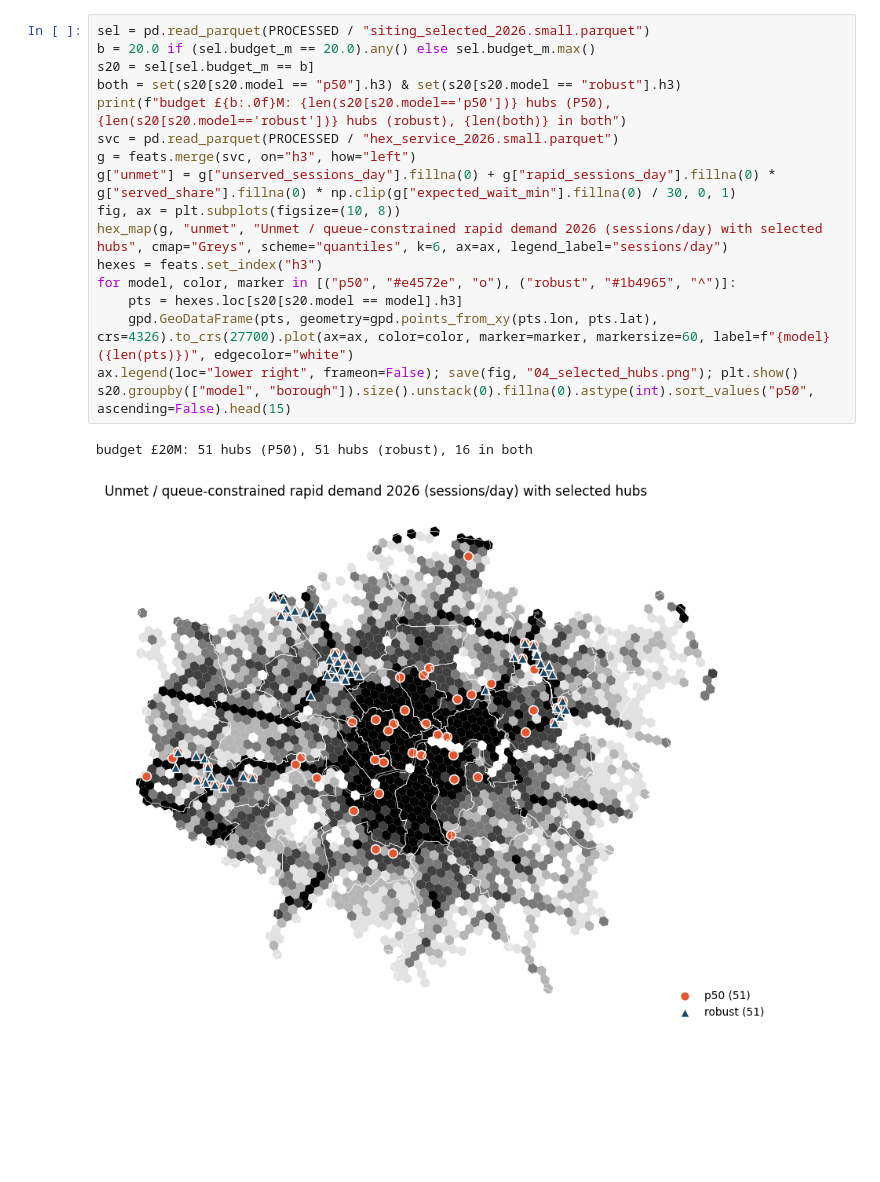
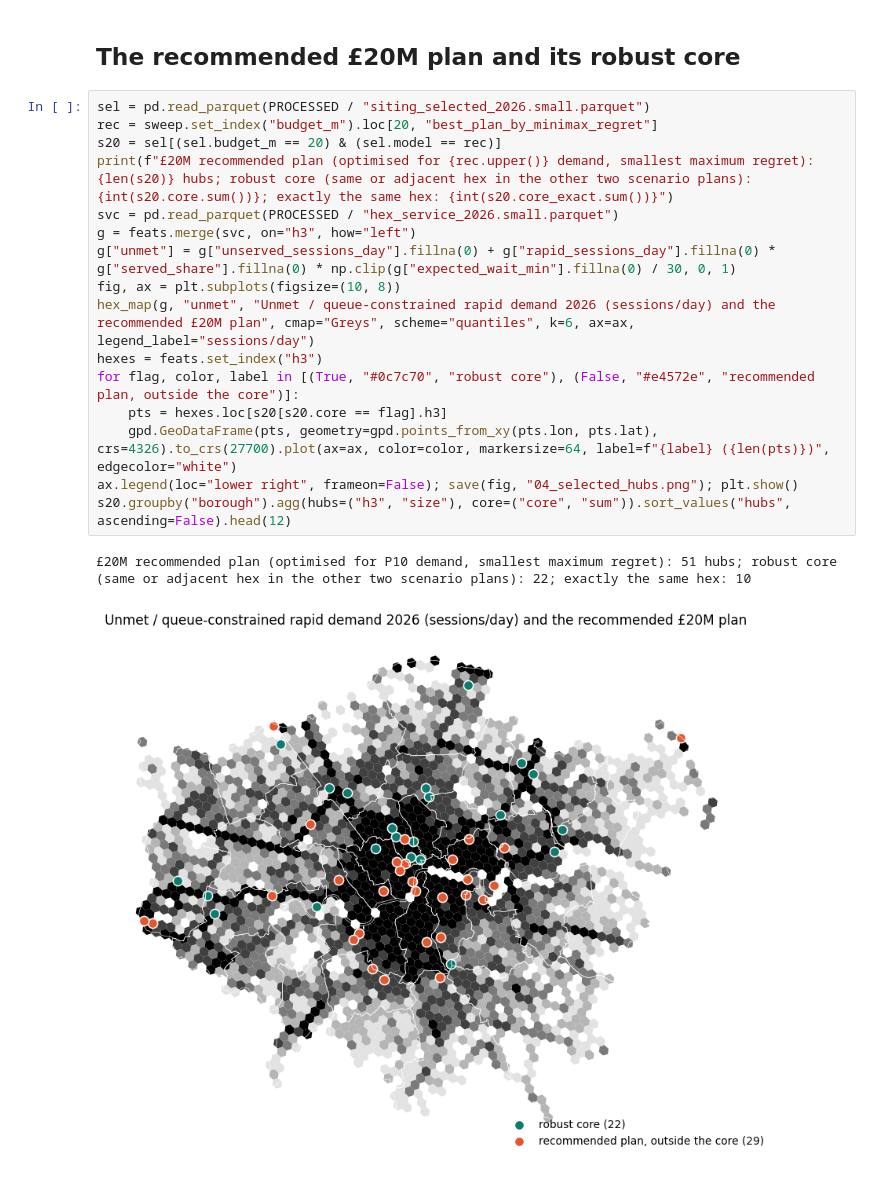
Before and after one commit to m-erts/chargescape-london, a Jupyter notebook: notebooks/04_siting.ipynb, the cells around one changed output. Saved outputs shown, nothing was run; the diff lists cells and outputs as text; blank space fills up the shorter version.

```diff
--- a/notebooks/04_siting.ipynb
+++ b/notebooks/04_siting.ipynb
@@ -43,20 +75,21 @@ save(fig, "04_budget_curve.png"); plt.show()
+# %% [markdown]
+## The recommended £20M plan and its robust core
 # %%
 sel = pd.read_parquet(PROCESSED / "siting_selected_2026.small.parquet")
-b = 20.0 if (sel.budget_m == 20.0).any() else sel.budget_m.max()
-s20 = sel[sel.budget_m == b]
-both = set(s20[s20.model == "p50"].h3) & set(s20[s20.model == "robust"].h3)
-print(f"budget £{b:.0f}M: {len(s20[s20.model=='p50'])} hubs (P50), {len(s20[s20.model=='robust'])} hubs (robust), {len(both)} in both")
+rec = sweep.set_index("budget_m").loc[20, "best_plan_by_minimax_regret"]
+s20 = sel[(sel.budget_m == 20) & (sel.model == rec)]
+print(f"£20M recommended plan (optimised for {rec.upper()} demand, smallest maximum regret): {len(s20)} hubs; robust core (same or adjacent hex in the other two scenario plans): {int(s20.core.sum())}; exactly the same hex: {int(s20.core_exact.sum())}")
 svc = pd.read_parquet(PROCESSED / "hex_service_2026.small.parquet")
 g = feats.merge(svc, on="h3", how="left")
 g["unmet"] = g["unserved_sessions_day"].fillna(0) + g["rapid_sessions_day"].fillna(0) * g["served_share"].fillna(0) * np.clip(g["expected_wait_min"].fillna(0) / 30, 0, 1)
 fig, ax = plt.subplots(figsize=(10, 8))
-hex_map(g, "unmet", "Unmet / queue-constrained rapid demand 2026 (sessions/day) with selected hubs", cmap="Greys", scheme="quantiles", k=6, ax=ax, legend_label="sessions/day")
+hex_map(g, "unmet", "Unmet / queue-constrained rapid demand 2026 (sessions/day) and the recommended £20M plan", cmap="Greys", scheme="quantiles", k=6, ax=ax, legend_label="sessions/day")
 hexes = feats.set_index("h3")
-for model, color, marker in [("p50", "#e4572e", "o"), ("robust", "#1b4965", "^")]:
-    pts = hexes.loc[s20[s20.model == model].h3]
-    gpd.GeoDataFrame(pts, geometry=gpd.points_from_xy(pts.lon, pts.lat), crs=4326).to_crs(27700).plot(ax=ax, color=color, marker=marker, markersize=60, label=f"{model} ({len(pts)})", edgecolor="white")
+for flag, color, label in [(True, "#0c7c70", "robust core"), (False, "#e4572e", "recommended plan, outside the core")]:
+    pts = hexes.loc[s20[s20.core == flag].h3]
+    gpd.GeoDataFrame(pts, geometry=gpd.points_from_xy(pts.lon, pts.lat), crs=4326).to_crs(27700).plot(ax=ax, color=color, markersize=64, label=f"{label} ({len(pts)})", edgecolor="white")
 ax.legend(loc="lower right", frameon=False); save(fig, "04_selected_hubs.png"); plt.show()
-s20.groupby(["model", "borough"]).size().unstack(0).fillna(0).astype(int).sort_values("p50", ascending=False).head(15)
+s20.groupby("borough").agg(hubs=("h3", "size"), core=("core", "sum")).sort_values("hubs", ascending=False).head(12)
 # %% [output]
-budget £20M: 51 hubs (P50), 51 hubs (robust), 16 in both
+£20M recommended plan (optimised for P10 demand, smallest maximum regret): 51 hubs; robust core (same or adjacent hex in the other two scenario plans): 22; exactly the same hex: 10
-[figure, old version]
+[figure, new version]
```
Also changed, not shown: parts of 12 cells of this notebook, 59 other files.
